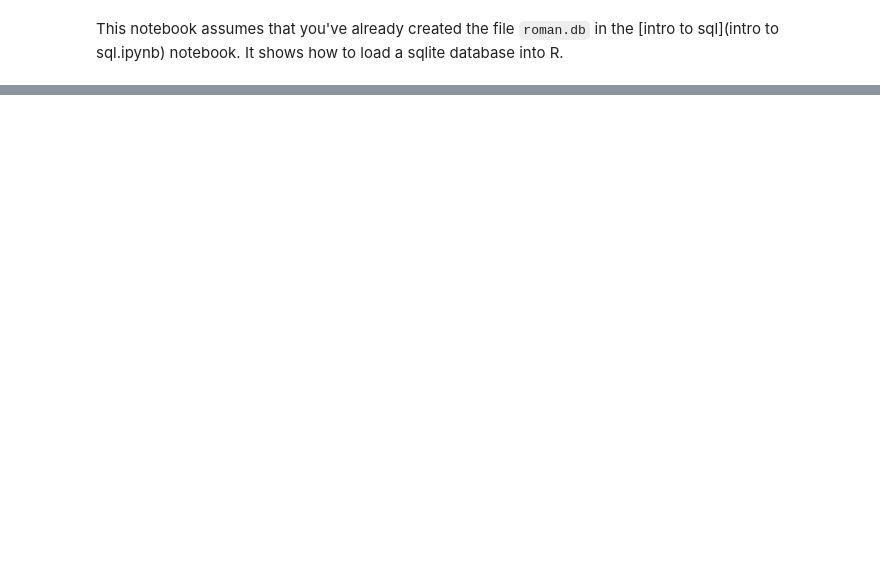
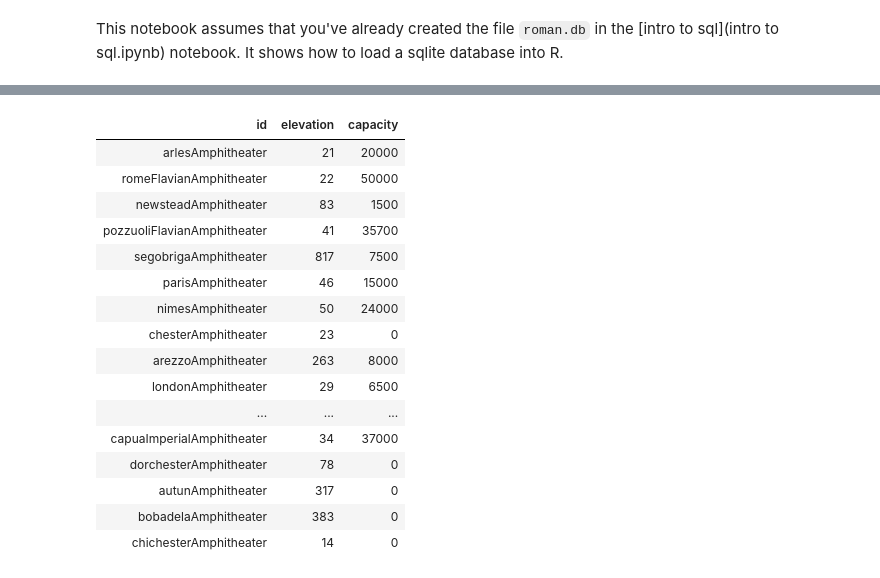
Before and after one commit to o-date/sqlite, a Jupyter notebook: SQLite Database and R.ipynb, the cells around one changed output, grey strips where cells are left out. Saved outputs shown, nothing was run; the diff lists cells and outputs as text; code cells hidden in the pictures; blank space fills up the shorter version.

```diff
--- a/SQLite Database and R.ipynb
+++ b/SQLite Database and R.ipynb
@@ -32,0 +70,20 @@ dbClearResult(myQuery)
+# %%
+amphi_stats
+# %% [output]
+| id | elevation | capacity |
+| arlesAmphitheater | 21 | 20000 |
+| romeFlavianAmphitheater | 22 | 50000 |
+| newsteadAmphitheater | 83 | 1500 |
+| pozzuoliFlavianAmphitheater | 41 | 35700 |
+| segobrigaAmphitheater | 817 | 7500 |
+| parisAmphitheater | 46 | 15000 |
+| nimesAmphitheater | 50 | 24000 |
+| chesterAmphitheater | 23 | 0 |
+| arezzoAmphitheater | 263 | 8000 |
+| londonAmphitheater | 29 | 6500 |
+| ... | ... | ... |
+| capuaImperialAmphitheater | 34 | 37000 |
+| dorchesterAmphitheater | 78 | 0 |
+| autunAmphitheater | 317 | 0 |
+| bobadelaAmphitheater | 383 | 0 |
+| chichesterAmphitheater | 14 | 0 |
```
Also changed, not shown: parts of 8 cells of this notebook.
